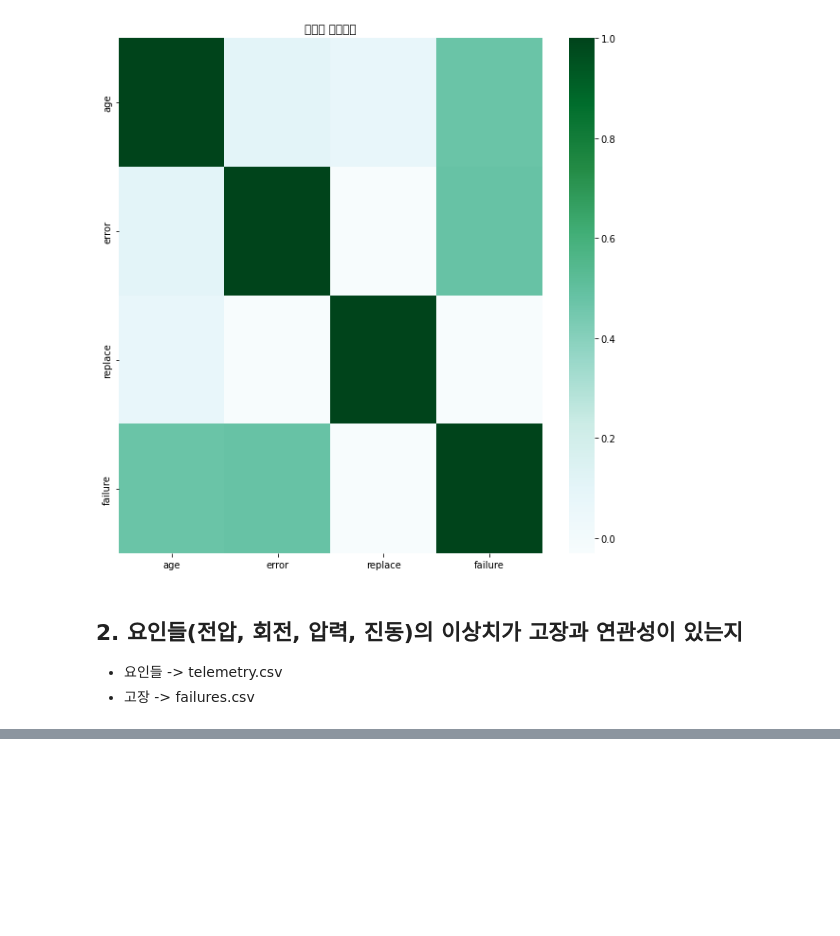
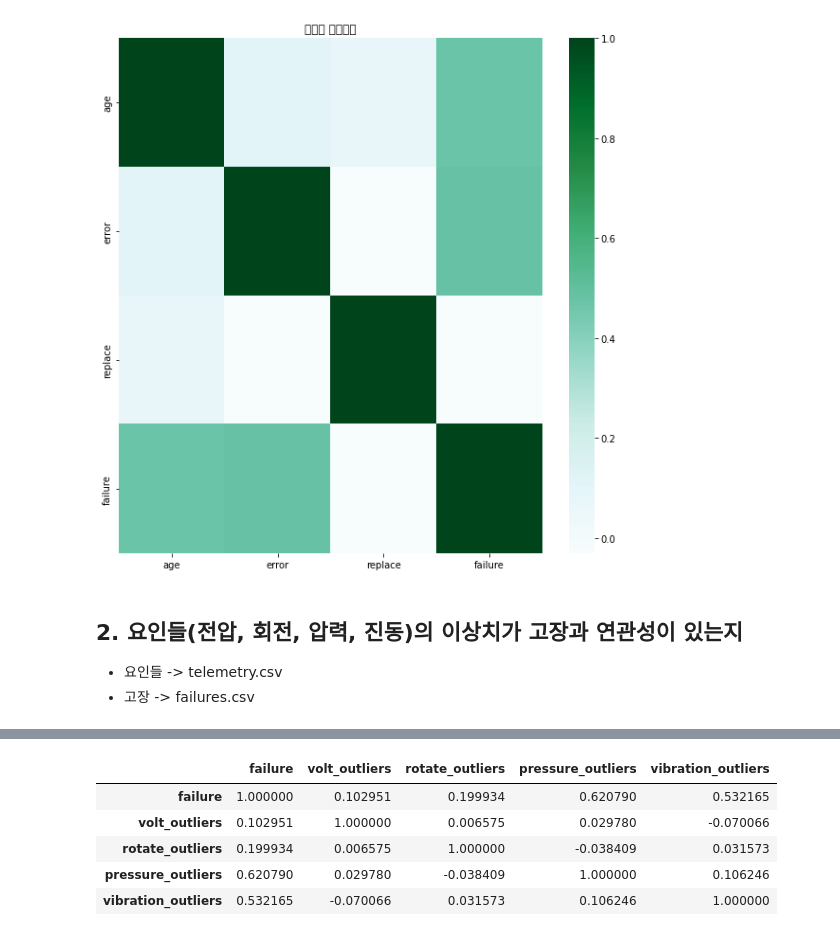
Before and after one commit to cesong2/Display-Sensor, a Jupyter notebook: 딥한_분석1,2.ipynb, the cells around one changed output, grey strips where cells are left out. Drawn from its saved outputs; the diff is of its cells as text; code cells hidden in the pictures; blank space fills up the shorter version.

```diff
--- a/딥한_분석1,2.ipynb
+++ b/딥한_분석1,2.ipynb
@@ -109,2 +160,10 @@ outliers = pd.DataFrame(failures_df.groupby('machineID')['volt'].count())
 # %%
-# 기계별 고장 횟수와 이상치별 측정 횟수 연관성 찾기
+# 기계별 고장 횟수와 이상치별 측정 횟수 상관관계 찾기 (피어슨 사용)
+machines_outliers.corr(method = "pearson")
+# %% [output]
+|  | failure | volt_outliers | rotate_outliers | pressure_outliers | vibration_outliers |
+| failure | 1.000000 | 0.102951 | 0.199934 | 0.620790 | 0.532165 |
+| volt_outliers | 0.102951 | 1.000000 | 0.006575 | 0.029780 | -0.070066 |
+| rotate_outliers | 0.199934 | 0.006575 | 1.000000 | -0.038409 | 0.031573 |
+| pressure_outliers | 0.620790 | 0.029780 | -0.038409 | 1.000000 | 0.106246 |
+| vibration_outliers | 0.532165 | -0.070066 | 0.031573 | 0.106246 | 1.000000 |
```
Also changed, not shown: parts of 22 cells of this notebook.
